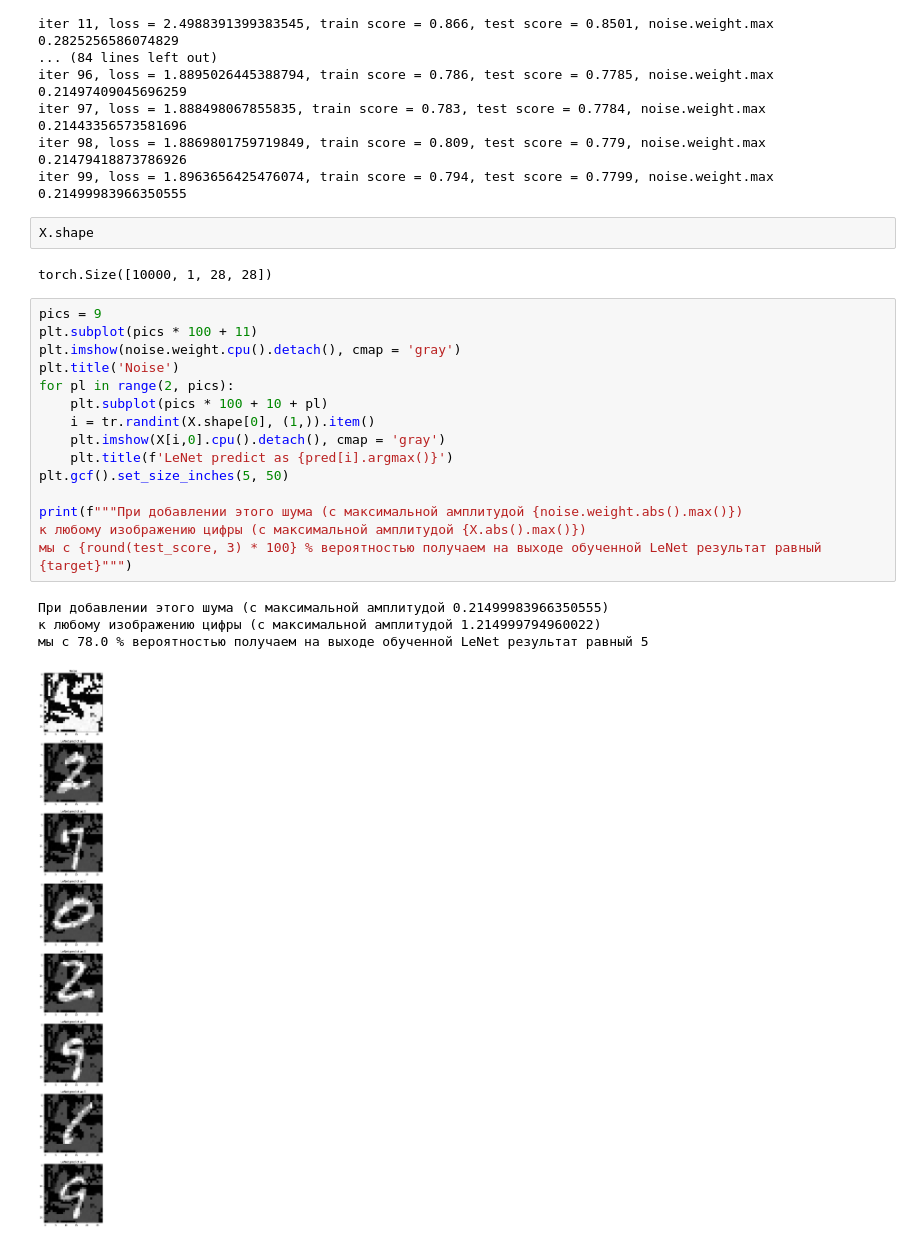
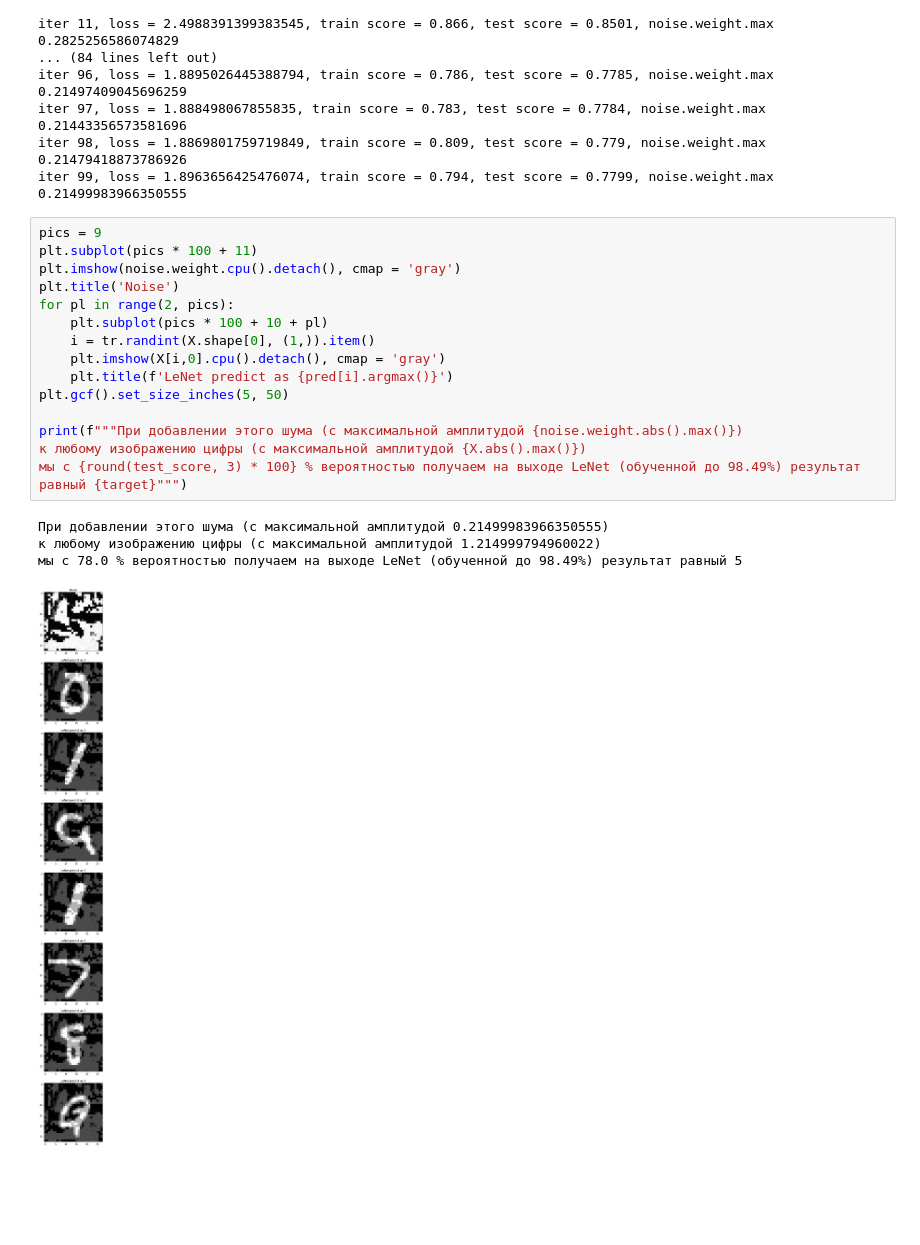
Before and after one commit to AlexeyUdod/aml, a Jupyter notebook: dll_12_hw.ipynb, the cells around one changed output. Cells and saved outputs as stored; diff of their text form; blank space fills up the shorter version.

```diff
--- a/dll_12_hw.ipynb
+++ b/dll_12_hw.ipynb
@@ -151,27 +151,23 @@ iter 96, loss = 1.8895026445388794, train score = 0.786, test score = 0.7785, no
 iter 97, loss = 1.888498067855835, train score = 0.783, test score = 0.7784, noise.weight.max 0.21443356573581696
 iter 98, loss = 1.8869801759719849, train score = 0.809, test score = 0.779, noise.weight.max 0.21479418873786926
 iter 99, loss = 1.8963656425476074, train score = 0.794, test score = 0.7799, noise.weight.max 0.21499983966350555
-# %%
-X.shape
-# %% [output]
-torch.Size([10000, 1, 28, 28])
 # %%
 pics = 9
 plt.subplot(pics * 100 + 11)
 plt.imshow(noise.weight.cpu().detach(), cmap = 'gray')
 plt.title('Noise')
 for pl in range(2, pics):
     plt.subplot(pics * 100 + 10 + pl)
     i = tr.randint(X.shape[0], (1,)).item()
     plt.imshow(X[i,0].cpu().detach(), cmap = 'gray')
     plt.title(f'LeNet predict as {pred[i].argmax()}')
 plt.gcf().set_size_inches(5, 50)
 
 print(f"""При добавлении этого шума (с максимальной амплитудой {noise.weight.abs().max()})
 к любому изображению цифры (с максимальной амплитудой {X.abs().max()})
-мы с {round(test_score, 3) * 100} % вероятностью получаем на выходе обученной LeNet результат равный {target}""")
+мы с {round(test_score, 3) * 100} % вероятностью получаем на выходе LeNet (обученной до 98.49%) результат равный {target}""")
 # %% [output]
 При добавлении этого шума (с максимальной амплитудой 0.21499983966350555)
 к любому изображению цифры (с максимальной амплитудой 1.214999794960022)
-мы с 78.0 % вероятностью получаем на выходе обученной LeNet результат равный 5
+мы с 78.0 % вероятностью получаем на выходе LeNet (обученной до 98.49%) результат равный 5
-[figure, old version]
+[figure, new version]
```
